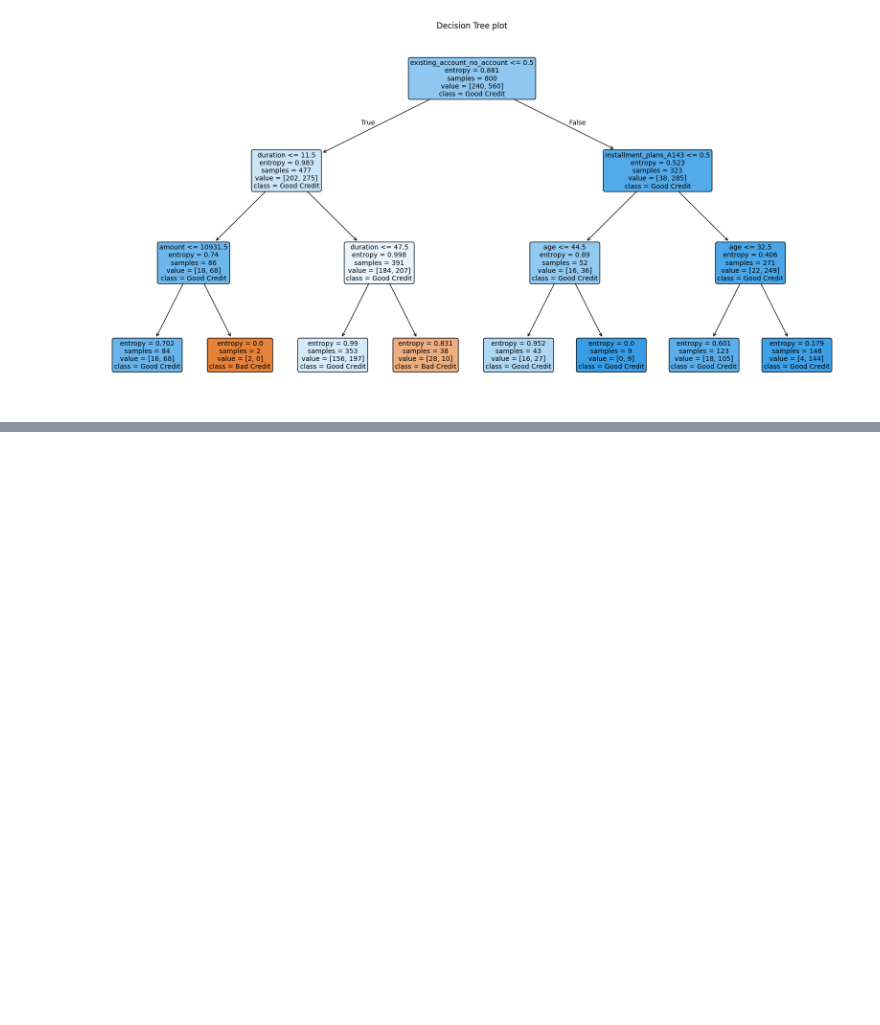
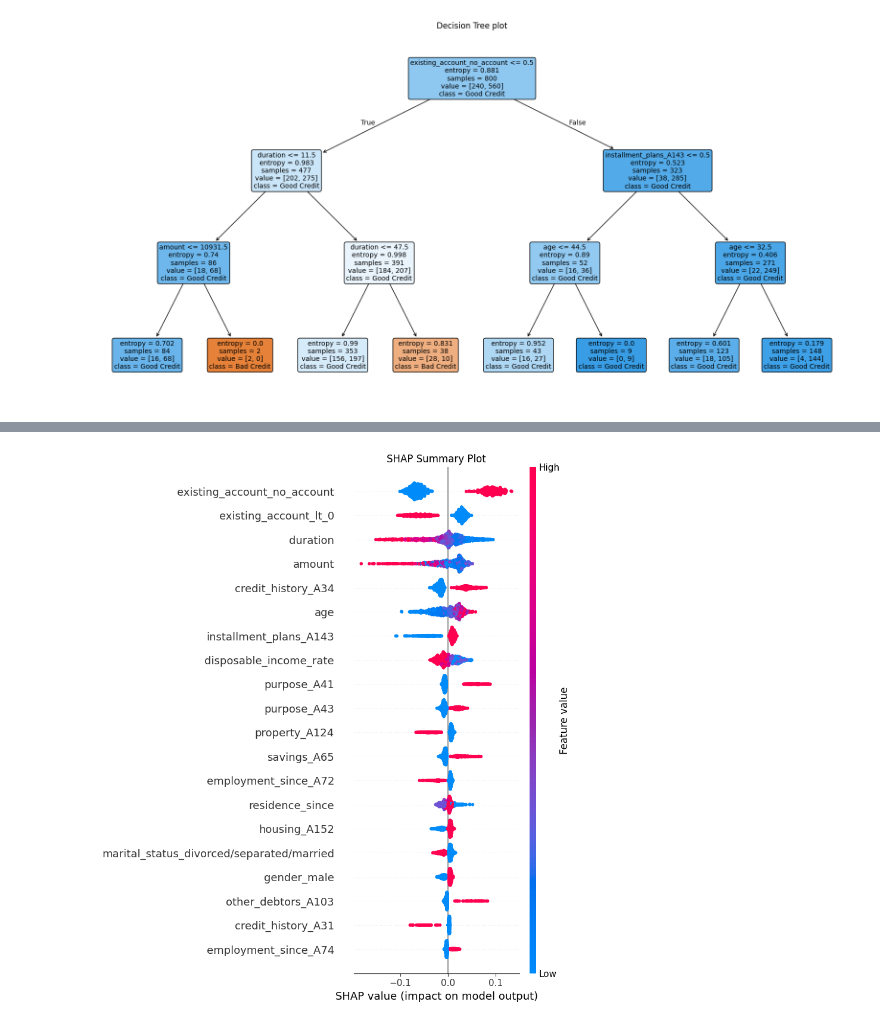
Before and after one commit to Pradyuman7/1BV70, a Jupyter notebook: assignment-3/Assignment 3 XAI [Students][2025].ipynb, the cells around one changed output, grey strips where cells are left out. Cells and saved outputs as stored; diff of their text form; code cells hidden in the pictures; blank space fills up the shorter version.

```diff
--- a/assignment-3/Assignment 3 XAI [Students][2025].ipynb
+++ b/assignment-3/Assignment 3 XAI [Students][2025].ipynb
@@ -187,3 +191,25 @@ plt.show()
 # %%
 # Q8. Train Random Forest with tuning
 # *** Write your code here to train and evaluate a random forest ***
+rf_param_grid = {
+    "n_estimators": [100, 200, 300],
+    "max_depth": [5, 10, None],
+    "min_samples_split": [2, 5],
+    "min_samples_leaf": [1, 2],
+    "criterion": ["gini", "entropy"],
+}
+
+rf_grid_search = GridSearchCV(estimator=RandomForestClassifier(random_state=2), param_grid=rf_param_grid, cv=5, scoring="f1", n_jobs=-1, verbose=1)
+
+rf_grid_search.fit(X_train, y_train)
+
+best_rf = rf_grid_search.best_estimator_
+print("Best parameters: " + str(rf_grid_search.best_params_))
+
+y_pred_rf = best_rf.predict(X_test)
+
+f1_rf = f1_score(y_test, y_pred_rf)
+accuracy_rf = accuracy_score(y_test, y_pred_rf)
+
+print("Random F1 Score: " + str(f1_rf))
+print("Random Accuracy: " + str(accuracy_rf))
@@ -193,6 +253,13 @@ plt.show()
 # %%
 # Q10. SHAP global explanation
 # *** Write your code here to plot SHAP summary ***
+explainer = shap.TreeExplainer(best_rf)
+shap_explanation = explainer(X)
+plt.title("SHAP Summary Plot")
+# We use a summary plot to show shap valuues for the entire dataset
+shap.summary_plot(shap_explanation[:, :, 1], show=False)
+# %% [output]
+[figure, added]
 # %%
 # Q11. SHAP local explanation
 # *** Write your code here to generate SHAP force plot for the first instance ***
```
Also changed, not shown: parts of 5 cells of this notebook.
